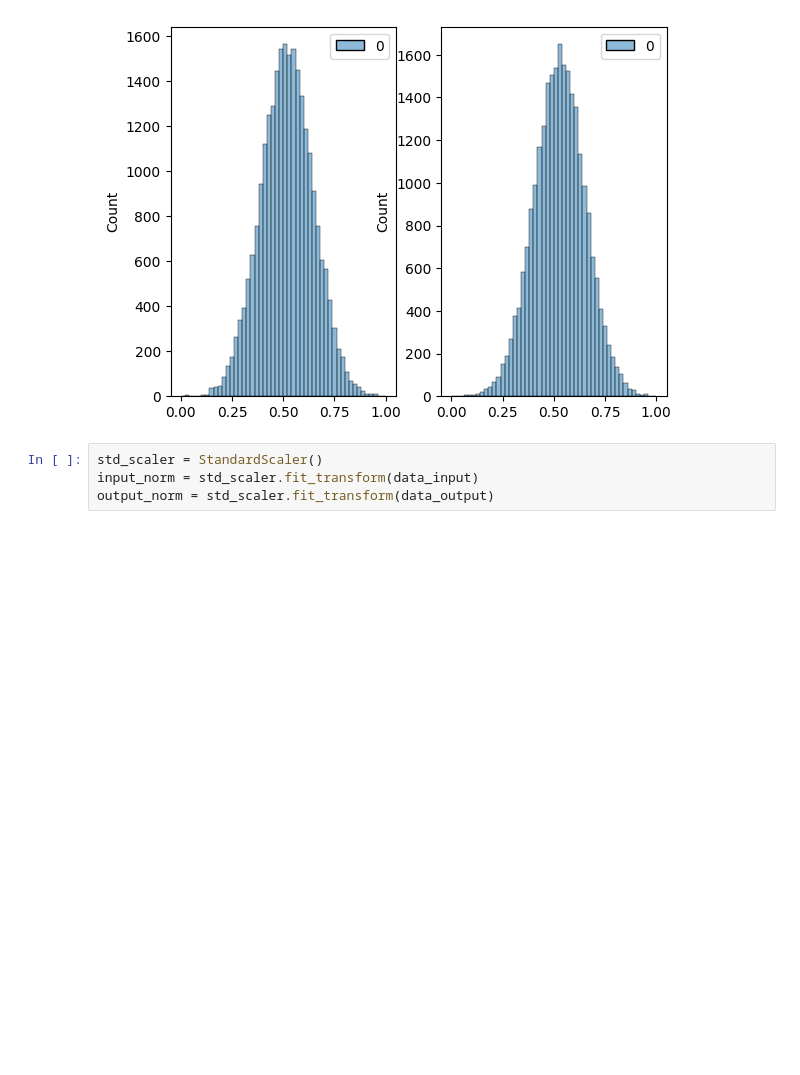
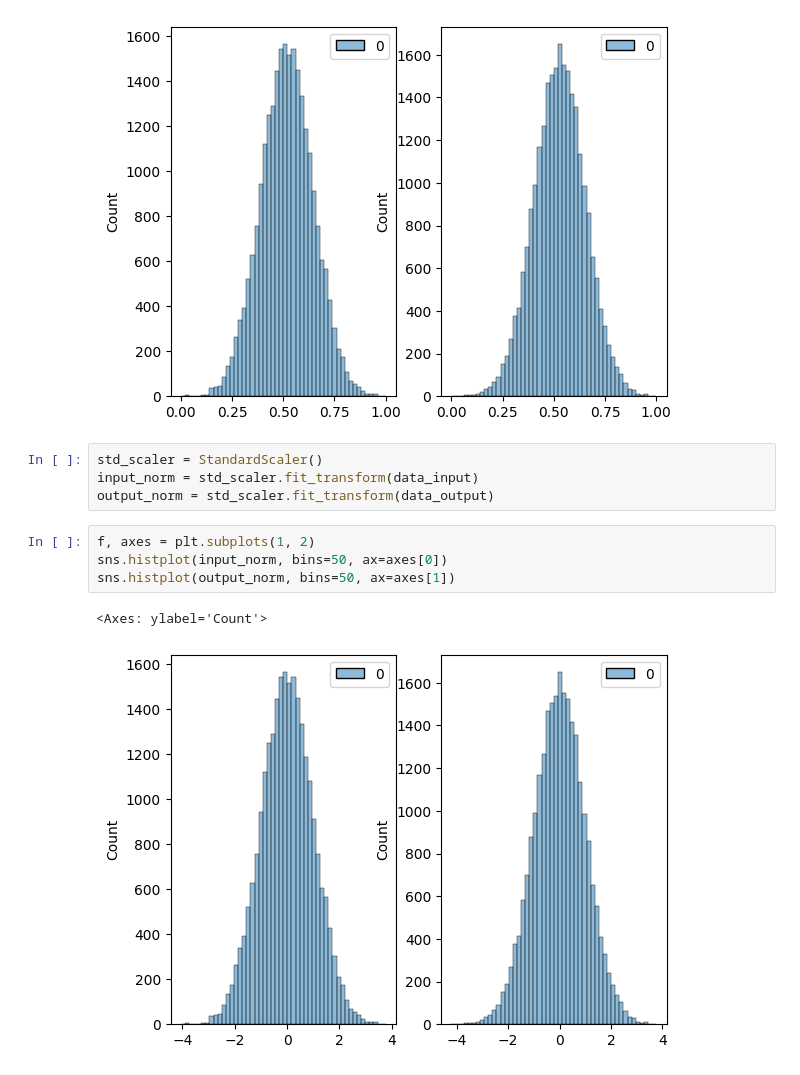
Before and after one commit to romaricoflores/bida406-predictive-analytics, a Jupyter notebook: week3/week3-notes.ipynb, the cells around one changed output. Saved outputs shown, nothing was run; the diff lists cells and outputs as text; blank space fills up the shorter version.

```diff
--- a/week3/week3-notes.ipynb
+++ b/week3/week3-notes.ipynb
@@ -96,3 +96,10 @@ sns.histplot(output_norm, bins=50, ax=axes[1])
 std_scaler = StandardScaler()
 input_norm = std_scaler.fit_transform(data_input)
 output_norm = std_scaler.fit_transform(data_output)
+# %%
+f, axes = plt.subplots(1, 2)
+sns.histplot(input_norm, bins=50, ax=axes[0])
+sns.histplot(output_norm, bins=50, ax=axes[1])
+# %% [output]
+<Axes: ylabel='Count'>
+[figure, added]
```
